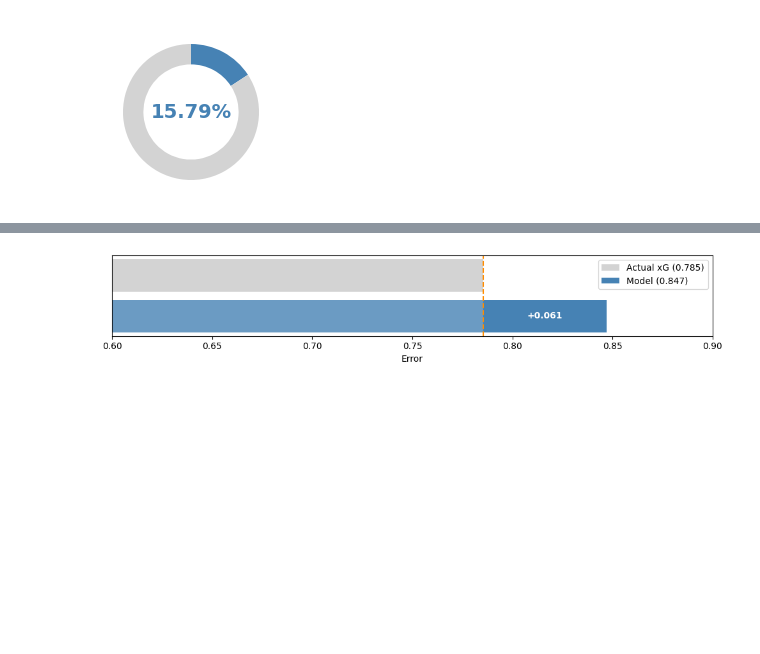
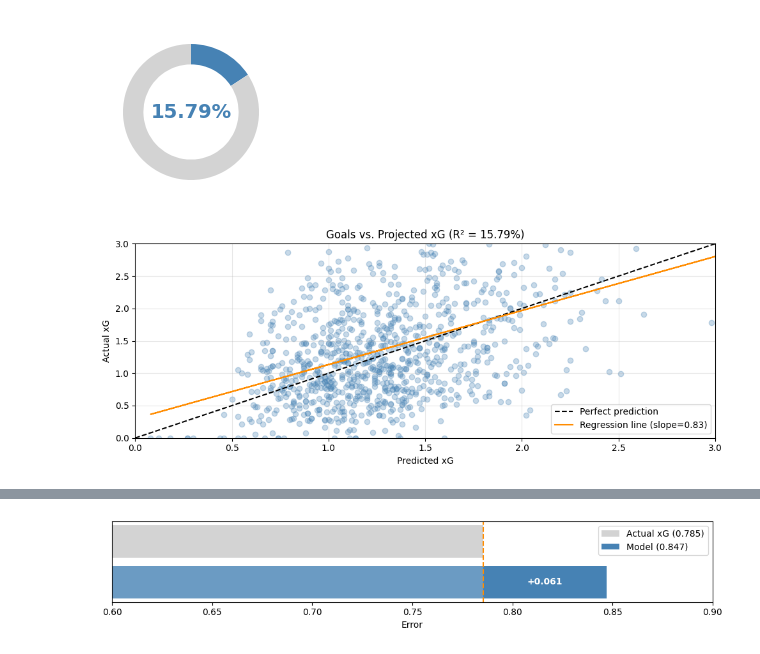
Before and after one commit to venomio5/soccer-prediction-analysis, a Jupyter notebook: src/xg_analysis.ipynb, the cells around one changed output, grey strips where cells are left out. Cells and saved outputs as stored; diff of their text form; code cells hidden in the pictures; blank space fills up the shorter version.

```diff
--- a/src/xg_analysis.ipynb
+++ b/src/xg_analysis.ipynb
@@ -122,3 +122,30 @@ plt.tight_layout()
 plt.show()
 # %% [output]
 [figure]
+# %%
+plt.figure(figsize=(10, 4))
+
+plt.scatter(all_proj, all_xg, alpha=0.3, color="steelblue")
+
+# Perfect prediction line (y = x)
+min_val = min(all_proj.min(), all_xg.min())
+max_val = max(all_proj.max(), all_xg.max())
+plt.plot([min_val, max_val], [min_val, max_val], 'k--', lw=1.5, label='Perfect prediction')
+
+# Regression line (fit to your data)
+coef = np.polyfit(all_proj, all_xg, 1)
+poly1d_fn = np.poly1d(coef)
+plt.plot(all_proj, poly1d_fn(all_proj), 'darkorange', lw=1.5, label=f'Regression line (slope={coef[0]:.2f})')
+
+plt.xlim(0, 3)
+plt.ylim(0, 3)
+
+plt.xlabel('Predicted xG')
+plt.ylabel('Actual xG')
+plt.title(f'Goals vs. Projected xG (R² = {rscore2:.2%})')
+plt.legend()
+plt.grid(True, alpha=0.3)
+plt.tight_layout()
+plt.show()
+# %% [output]
+[figure, added]
```
Also changed, not shown: parts of 1 cell of this notebook, 4 other files.
